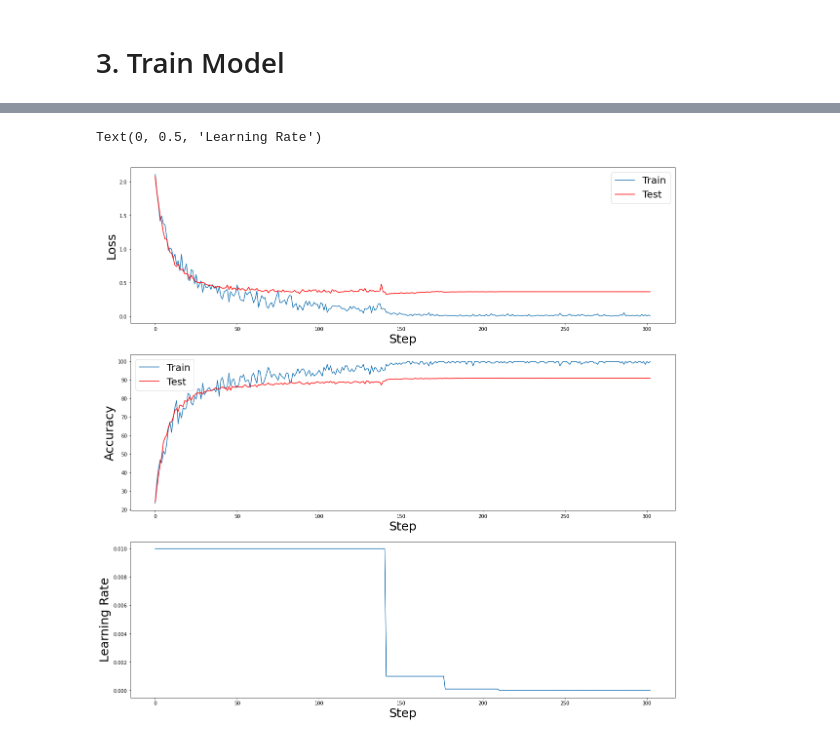
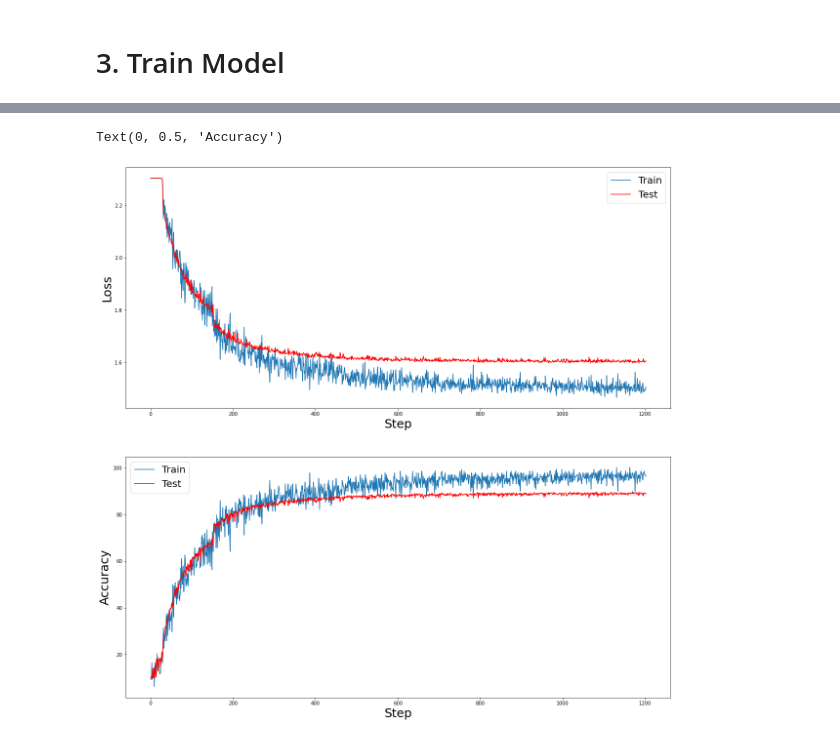
Before and after one commit to Jasonlee1995/AlexNet, a Jupyter notebook: AlexNet - Cifar 10.ipynb, the cells around one changed output, grey strips where cells are left out. Drawn from its saved outputs; the diff is of its cells as text; code cells hidden in the pictures.

```diff
--- a/AlexNet - Cifar 10.ipynb
+++ b/AlexNet - Cifar 10.ipynb
@@ -46,22 +46,20 @@ warnings.filterwarnings(action='ignore')
 batch_size = 128
 # %%
 train_transform = transforms.Compose([
-    transforms.Resize(256), transforms.CenterCrop(256), transforms.RandomCrop(224),
-    transforms.RandomHorizontalFlip(),
-    transforms.ToTensor(),
-    transforms.Normalize(mean=[0.4921, 0.4828, 0.4828], std=[0.1950, 0.1922, 0.1940])])
+    transforms.Resize(256), transforms.CenterCrop(256), transforms.RandomCrop(224), transforms.RandomHorizontalFlip(),
+    transforms.ToTensor(), transforms.Normalize(mean=[0.4921, 0.4828, 0.4474], std=[0.1950, 0.1922, 0.1940])])
 
 test_transform = transforms.Compose([
     transforms.Resize(256), transforms.CenterCrop(256), transforms.TenCrop(224),
     transforms.Lambda(lambda crops: torch.stack([transforms.ToTensor()(crop) for crop in crops])),
-    transforms.Lambda(lambda crops: torch.stack([transforms.Normalize(mean=[0.4921, 0.4828, 0.4828],
+    transforms.Lambda(lambda crops: torch.stack([transforms.Normalize(mean=[0.4921, 0.4828, 0.4474],
                                                                        std=[0.1950, 0.1922, 0.1940])(crop) for crop in crops]))
     ])
 
-train_dataset = torchvision.datasets.CIFAR10('../cifar10/', train=True, download=True, transform=train_transform)
+train_dataset = torchvision.datasets.CIFAR10('../Dataset/cifar10/', train=True, download=True, transform=train_transform)
 train_loader = torch.utils.data.DataLoader(train_dataset, batch_size=batch_size, shuffle=True, num_workers=4, pin_memory=True)
 
-test_dataset = torchvision.datasets.CIFAR10('../cifar10/', train=False, download=True, transform=test_transform)
+test_dataset = torchvision.datasets.CIFAR10('../Dataset/cifar10/', train=False, download=True, transform=test_transform)
 test_loader = torch.utils.data.DataLoader(test_dataset, batch_size=batch_size, shuffle=False, num_workers=4, pin_memory=True)
 # %% [output]
 Files already downloaded and verified
@@ -73,10 +71,10 @@ num_classes = 10
 
 gpu_id = 4
 print_freq = 130
-epoch_print = 10
+epoch_print = 20
 
 save = True
-epochs = 101
+epochs = 401
 
 lr = 0.01
 momentum = 0.9
@@ -106,28 +104,23 @@ Iteration : 390 - Train Loss : 0.0070, Test Loss : 0.3637, Train Acc : 100.0000,
 # %%
 plt.figure(figsize=(20, 20))
 plt.rcParams['axes.titlesize'] = 30
 plt.axis('off')
 
 label_fontsize = 25
 
-plt.subplot(3, 1, 1)
+plt.subplot(2, 1, 1)
 train_lossline, = plt.plot(AlexNet.train_losses, label='Train')
 test_lossline, = plt.plot(AlexNet.test_losses, color='red', label='Test')
 plt.legend(handles=[train_lossline, test_lossline], fontsize=20)
 plt.xlabel('Step', fontsize=label_fontsize)
 plt.ylabel('Loss', fontsize=label_fontsize)
 
-plt.subplot(3, 1, 2)
+plt.subplot(2, 1, 2)
 train_accline, = plt.plot(AlexNet.train_acc, label='Train')
 test_accline, = plt.plot(AlexNet.test_acc, color='red', label='Test')
 plt.legend(handles=[train_accline, test_accline], fontsize=20)
 plt.xlabel('Step', fontsize=label_fontsize)
 plt.ylabel('Accuracy', fontsize=label_fontsize)
-
-plt.subplot(3, 1, 3)
-plt.plot(AlexNet.lrs)
-plt.xlabel('Step', fontsize=label_fontsize)
-plt.ylabel('Learning Rate', fontsize=label_fontsize)
 # %% [output]
-Text(0, 0.5, 'Learning Rate')
+Text(0, 0.5, 'Accuracy')
-[figure, old version]
+[figure, new version]
```
Also changed, not shown: parts of 1 cell of this notebook.
